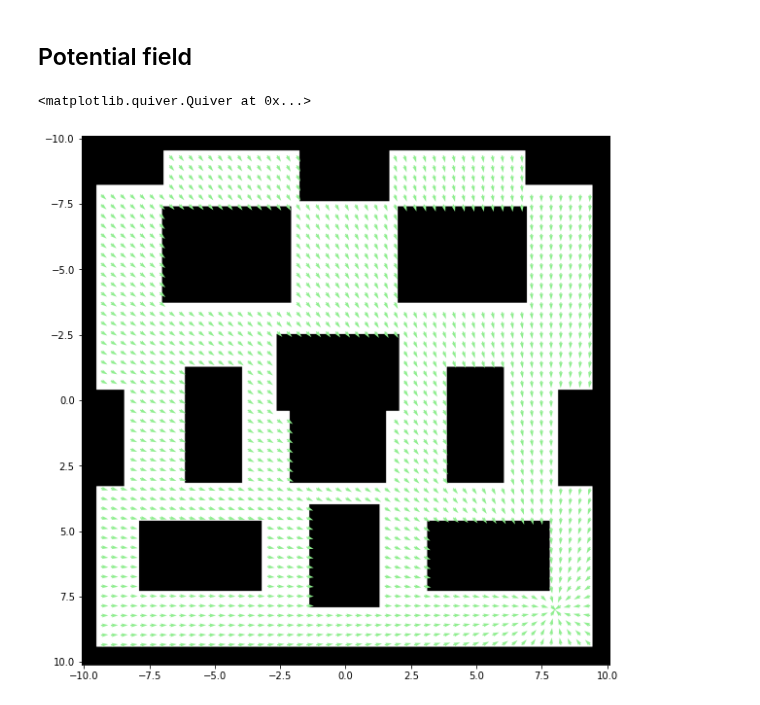
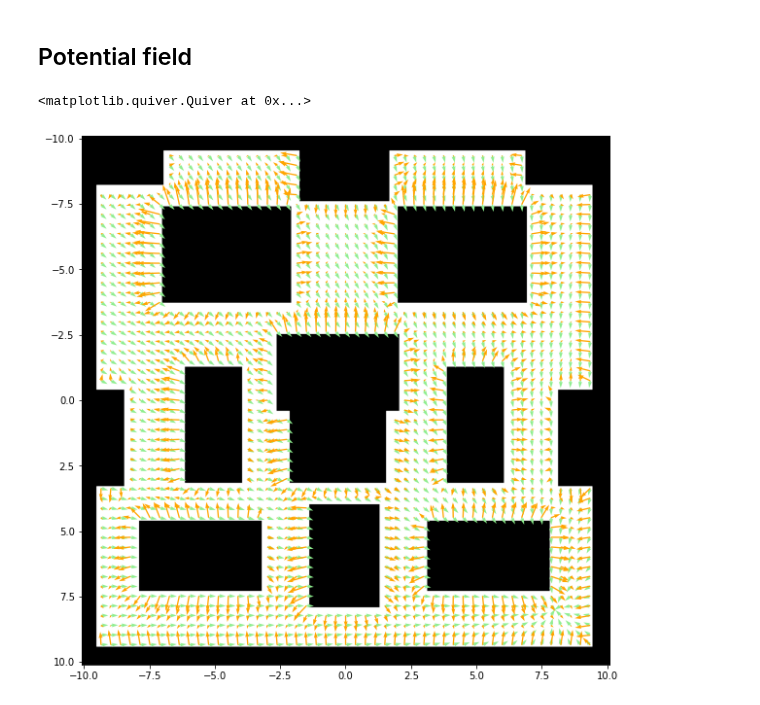
Before and after one commit to LegoYoda112/DESE61007, a Jupyter notebook: coursework_2/coursework2.ipynb, the cells around one changed output. Saved outputs shown, nothing was run; the diff lists cells and outputs as text; code cells hidden in the pictures.

```diff
--- a/coursework_2/coursework2.ipynb
+++ b/coursework_2/coursework2.ipynb
@@ -204,7 +204,7 @@ class MotionPlanner():
         # potential function
         force_magnitude = 1.0 / (distance_to_obstacle * distance_to_obstacle)   # your code here!
         # tuning parameter
-        K_rep = -50.0     # tune this parameter to achieve desired results
+        K_rep = -40.0     # tune this parameter to achieve desired results
 
         # force from an individual obstacle pixel
         obstacle_force = force_direction * force_magnitude
@@ -247,6 +247,7 @@ class MotionPlanner():
             # Your code here!
             # Loop through the generated points and check if their pixel location corresponds to an obstacle in self.pixel_map
             # self.pixel_map[px_y, px_x] = 1 when an obstacle is present
+            rejected = self.pixel_map[pixel_points[:, 1].astype(int), pixel_points[:, 0].astype(int)] == 1
             # Remember that indexing a 2D array is [row, column], which is [y, x]!
             # You might have to make sure the pixel location is an integer so it can be used to index self.pixel_map
 
@@ -283,8 +284,8 @@ class MotionPlanner():
     def create_graph(self, points):
         ############################################################### TASK E i
         # Choose your minimum and maximum distances to produce a suitable graph
-        mindist = 0.0
-        maxdist = 20.0
+        mindist = 1.0
+        maxdist = 3.0
 
         # Calculate a distance matrix between every node to every other node
         distances = cdist(points, points)
@@ -341,12 +342,14 @@ class MotionPlanner():
 
     def check_collisions(self, pointA, pointB):
         ############################################################### TASK E ii
-        # Calculate the distance between the two point
-        distance = 0.5
+        # Create a vector from A to B
+        vectorAB = np.array(pointB) - np.array(pointA)
+        # Calculate the distance between the two points
+        distance = np.linalg.norm(vectorAB)
         # Calculate the UNIT direction vector pointing from pointA to pointB
-        direction = np.array([1.0, 0.0])
+        direction = vectorAB / distance
         # Choose a resolution for collision checking
-        resolution = 5.0   # resolution to check collision to in m
+        resolution = 0.05   # resolution to check collision to in m
 
         # Create an array of points to check collisions at
         edge_points = pointA.reshape((1, 2)) + np.arange(0, distance, resolution).reshape((-1, 1)) * direction.reshape((1, 2))
@@ -366,7 +369,7 @@ class MotionPlanner():
 
         # Create a dataframe of unvisited nodes
         # Initialise each cost to a very high number
-        initial_cost = 5.0  # Set this to a suitable value
+        initial_cost = 10000.0  # Set this to a suitable value
 
         unvisited = pd.DataFrame({'Node': nodes, 'Cost': [initial_cost for node in nodes], 'Previous': ['' for node in nodes]})
         unvisited.set_index('Node', inplace=True)
@@ -405,9 +408,12 @@ class MotionPlanner():
                 next_node_name = str(next_node_name)    # the next node's name (string)
 
                 if next_node_name not in visited.index.values:  # if we haven't visited this node before
+                    #print(unvisited)
+                    #print(np.array( np.array(current_node).astype(float) - np.array(next_node_name).astype(float) ))
 
+                    #print(np.array(next_node_name))
                     # update this to calculate the cost of going from the initial node to the next node via the current node
-                    next_cost_trial = 1234  # set this to calculate the cost of going from the initial node to the next node via the current node
+                    next_cost_trial = current_cost + 1.0  # set this to calculate the cost of going from the initial node to the next node via the current node
                     next_cost = unvisited.loc[[next_node_name], ['Cost']].values[0] # the previous best cost we've seen going to the next node
 
                     # if it costs less to go the next node from the current node, update then next node's cost and the path to get there
@@ -540,35 +546,35 @@ Waypoints:
 # %%
 reload_planner()
 
 # Plot repulsion
 plt.figure(figsize = (10, 10))
 
 X = []
 Y = []
 POS = []
 NEG = []
 
 for y in np.linspace(xmin, xmax, 55):
     for x in np.linspace(ymin, ymax, 55):
         planner.deniro_position = np.array([x, y])
         vref, complete, pos, neg = planner.potential_field()
 
         # If we are not inside an obsticle
         if(c_img[min(int(y * yscale + (c_img.shape[0] / 2)), 322), min(int(x * yscale + (c_img.shape[1] / 2)), 322)] == 0):
             X.append(x)
             Y.append(y)
             POS.append(pos)
             NEG.append(neg)
 
 POS = np.array(POS)
 NEG = np.array(NEG)
 
 plot_map()
 plt.quiver(X, Y, POS[:, 0], -POS[:, 1], color = "lightgreen")
-# plt.quiver(X, Y, NEG[:, 0], -NEG[:, 1], color = "orange")
+plt.quiver(X, Y, NEG[:, 0], -NEG[:, 1], color = "orange")
 # %% [output]
 <matplotlib.quiver.Quiver at 0x...>
-[figure, old version]
+[figure, new version]
 # %%
 reload_planner()
 
```
Also changed, not shown: parts of 7 cells of this notebook.
